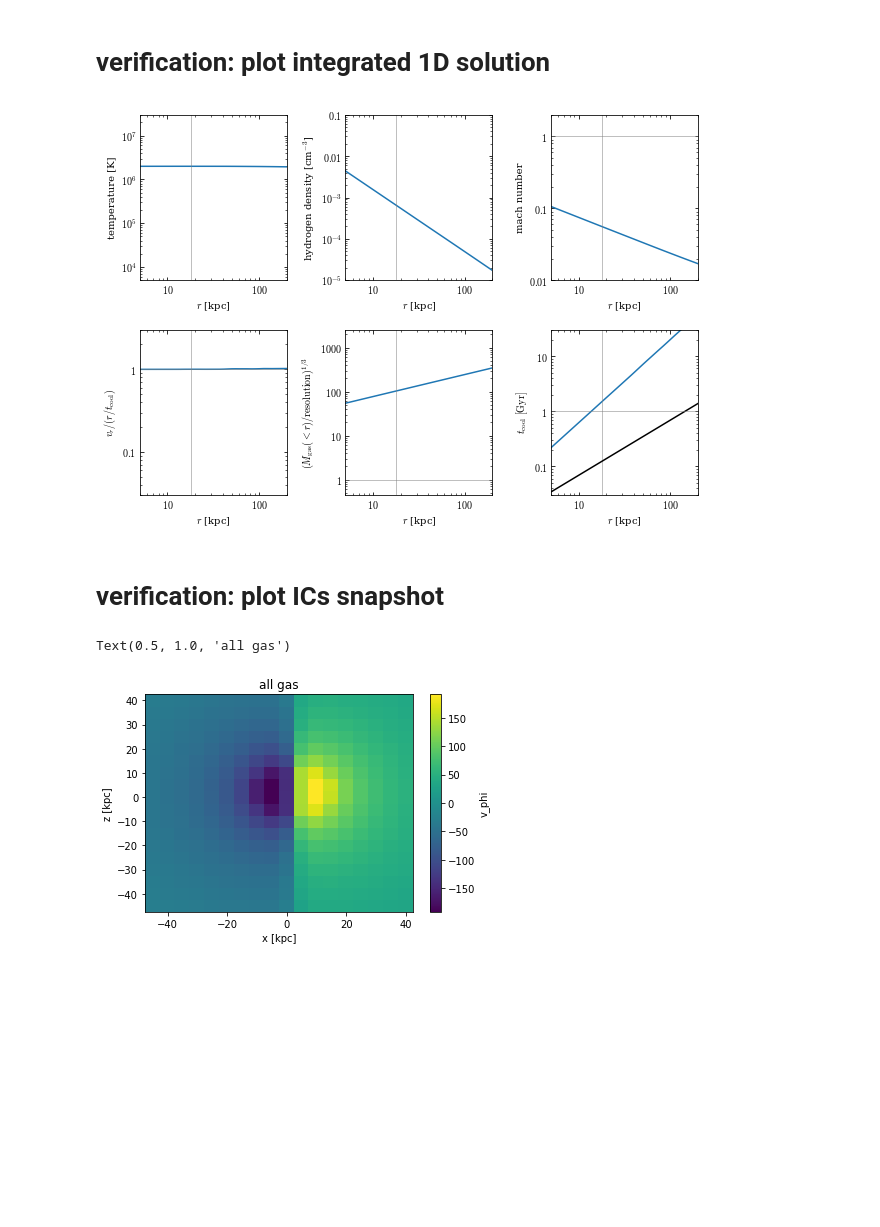
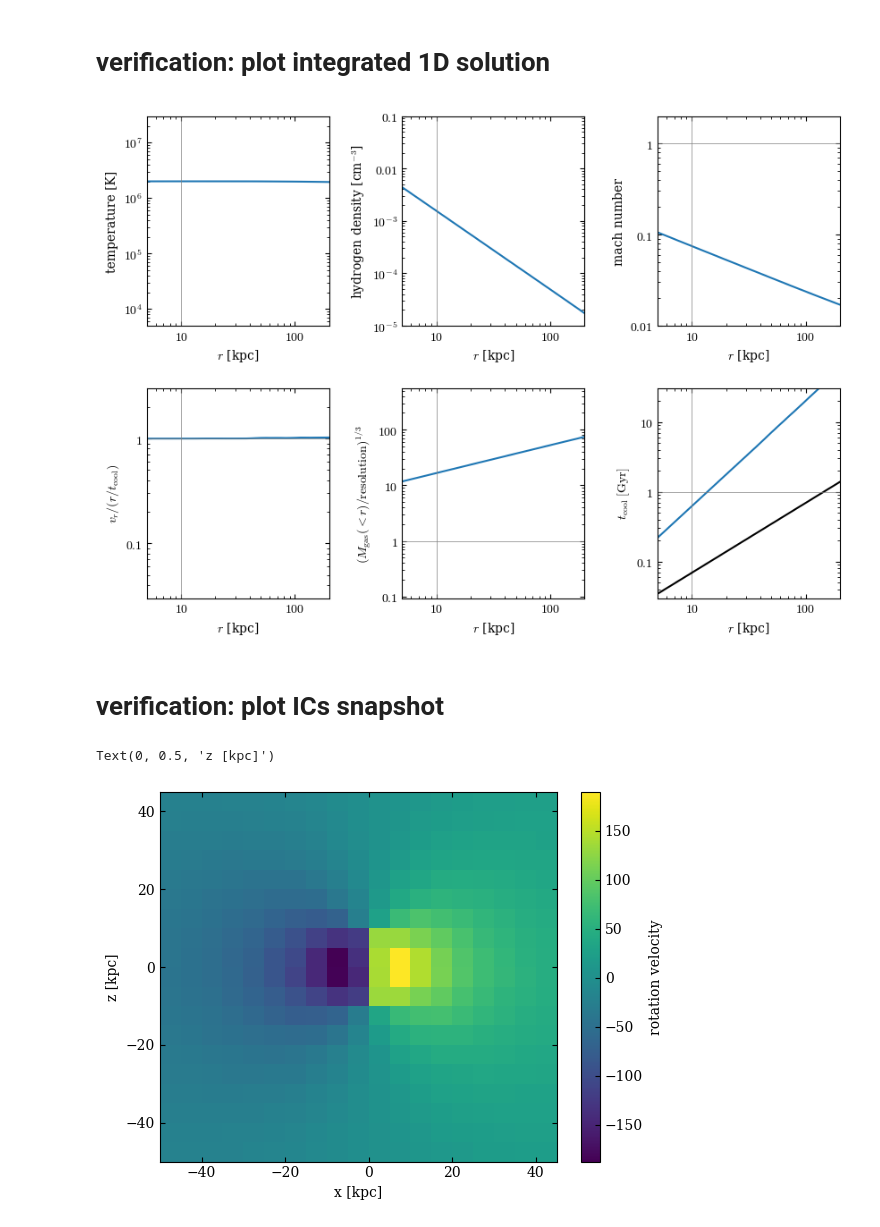
Before and after one commit to zunyibrt/CGM_ICs, a Jupyter notebook: ipynb/create_ICs.ipynb, the cells around one changed output. Drawn from its saved outputs; the diff is of its cells as text; code cells hidden in the pictures; blank space fills up the shorter version.

Commit message:
added example

```diff
--- a/ipynb/create_ICs.ipynb
+++ b/ipynb/create_ICs.ipynb
@@ -30,3 +15,11 @@ fiducial = ics.ICs(vc=200*un.km/un.s, #table 4 in Fraternali+11, at Rcirc
+# %%
+#set CGM parameters
+Rcirc = 10*un.kpc
+vc = 200*un.km/un.s
+Rsonic = 0.1*un.kpc
+resolution = 1e5*un.Msun #for example, resolution is set to be exceptionally low
+Z_CGM = 0.3
+fiducial = ics.ICs(vc=vc,Rcirc=Rcirc,Rsonic=Rsonic, resolution = resolution,Z_CGM=Z_CGM)
 # %%
 fiducial.calc_CF_solution(pr=True)
 ind = (fiducial.CF_solution.Rs()>20*un.kpc).nonzero()[0][0]
@@ -117,9 +104,8 @@ for iPanel in range(6):
         pl.ylabel(r'$t_{\rm cool}\ [{\rm Gyr}]$')
         pl.ylim(0.03,30)
         pl.axhline(1.,c='.5',lw=0.5)
-pl.savefig(figdir+'ICs_NGC891.pdf')
 # %% [output]
-[figure, old version]
+[figure, new version]
 # %% [markdown]
 # verification: plot ICs snapshot
 # %%
@@ -160,10 +132,8 @@ m,x,y,_ = scipy.stats.binned_statistic_2d(Xs,
 x = (x[1:]+x[:-1])/2; y = (y[1:]+y[:-1])/2;
 # %%
 pl.pcolormesh(x,y,m.T)
-pl.colorbar(label = 'v_phi')
+pl.colorbar(label = r'rotation velocity')
 pl.xlabel('x [kpc]'); pl.ylabel('z [kpc]')
-pl.title('all gas')
-# pl.savefig(KY_path+'../figures/ICs_allgas_vphi.pdf')
 # %% [output]
-Text(0.5, 1.0, 'all gas')
+Text(0, 0.5, 'z [kpc]')
-[figure, old version]
+[figure, new version]
```
Also changed, not shown: parts of 15 cells of this notebook, 7 other files.
